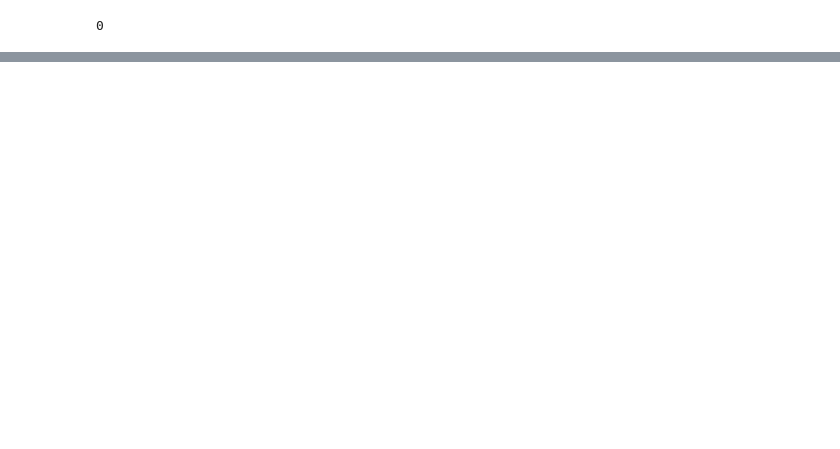
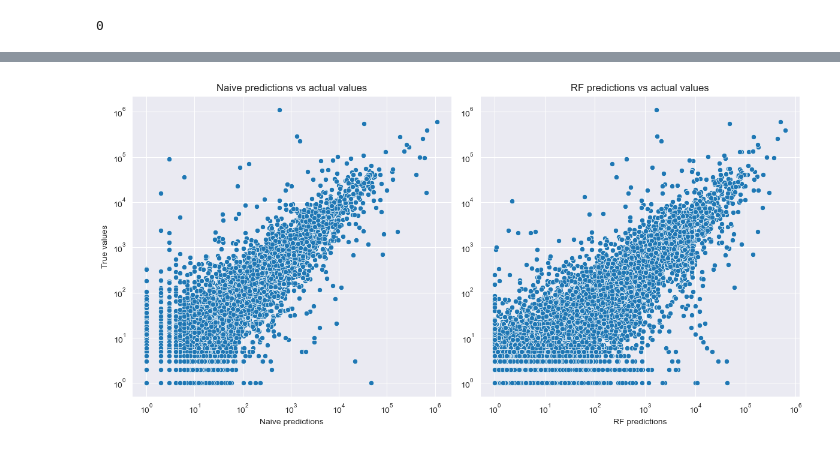
Before and after one commit to 4Freye/refugees, a Jupyter notebook: notebooks/models/04_ef_RF.ipynb, the cells around one changed output, grey strips where cells are left out. Drawn from its saved outputs; the diff is of its cells as text; code cells hidden in the pictures; blank space fills up the shorter version.

```diff
--- a/notebooks/models/04_ef_RF.ipynb
+++ b/notebooks/models/04_ef_RF.ipynb
@@ -319,0 +298,32 @@ array([[ 0.        ,  0.        ,  0.        , ...,  0.06391608,
+# %%
+results_df['newarrival - RF'] = results_df['newarrival'] - results_df['RF_model']
+results_df['newarrival - naive'] = results_df['newarrival'] - results_df['naive']
+results_df.loc[results_df['RF_model'] <= 1, 'RF_model'] = np.round(results_df.loc[results_df['RF_model'] <= 1, 'RF_model'])
+# %%
+import seaborn as sns
+import matplotlib.pyplot as plt
+
+# Create a figure with two subplots
+fig, axes = plt.subplots(1, 2, figsize=(12, 6))
+
+# Plot the first subplot
+sns.scatterplot(data=results_df, x='naive', y='newarrival', ax=axes[0])
+axes[0].set_xlabel('Naive predictions')
+axes[0].set_ylabel('True values')
+axes[0].set_title('Naive predictions vs actual values')
+axes[0].set_xscale('log')
+axes[0].set_yscale('log')
+
+# Plot the second subplot (modify the column names accordingly)
+sns.scatterplot(data=results_df, x='RF_model', y='newarrival', ax=axes[1])
+axes[1].set_xlabel('RF predictions')
+axes[1].set_ylabel('')
+axes[1].set_xscale('log')
+axes[1].set_yscale('log')
+axes[1].set_title('RF predictions vs actual values')
+
+# Adjust the layout and display the plot
+plt.tight_layout()
+plt.show()
+# %% [output]
+[figure, added]
```
Also changed, not shown: parts of 22 cells of this notebook.
